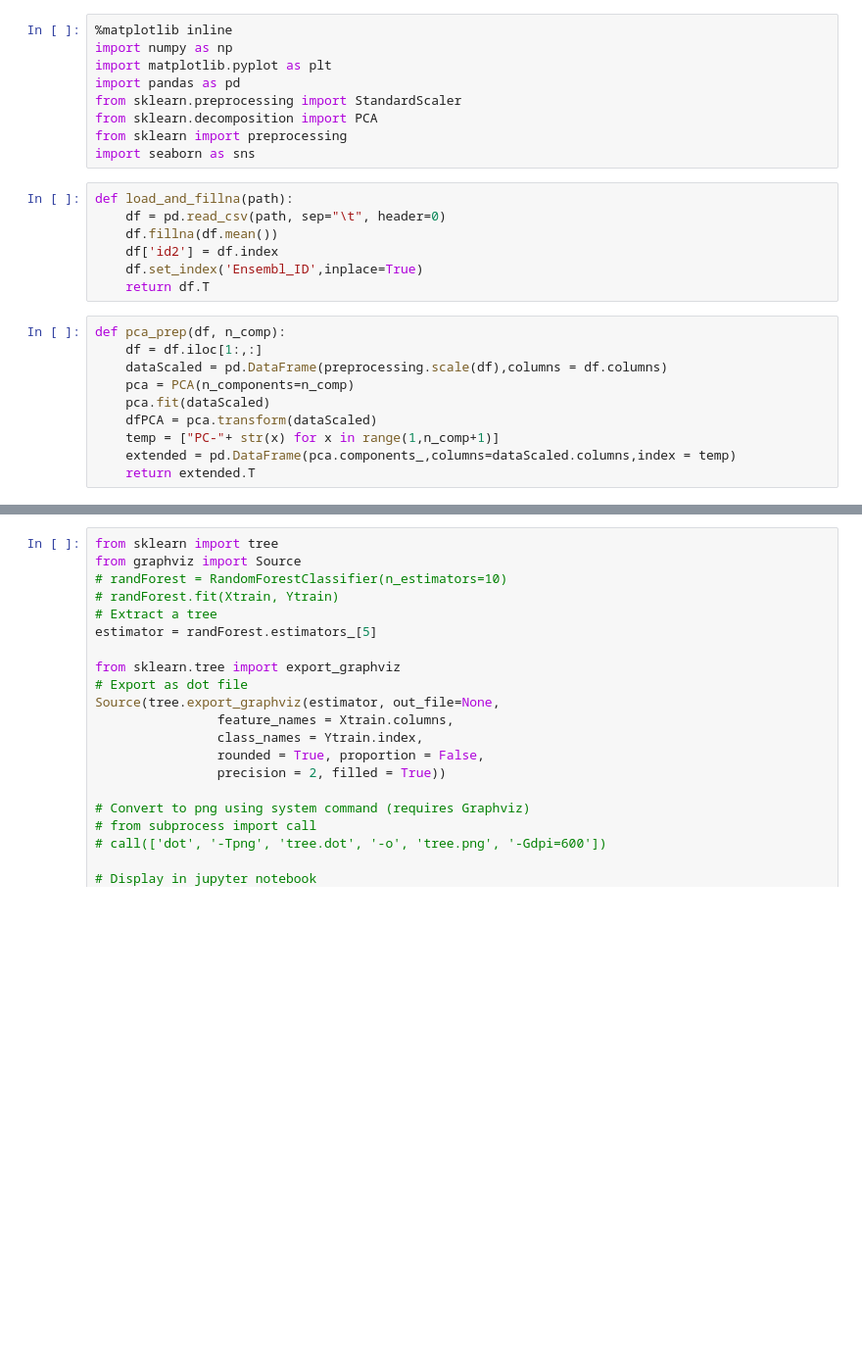
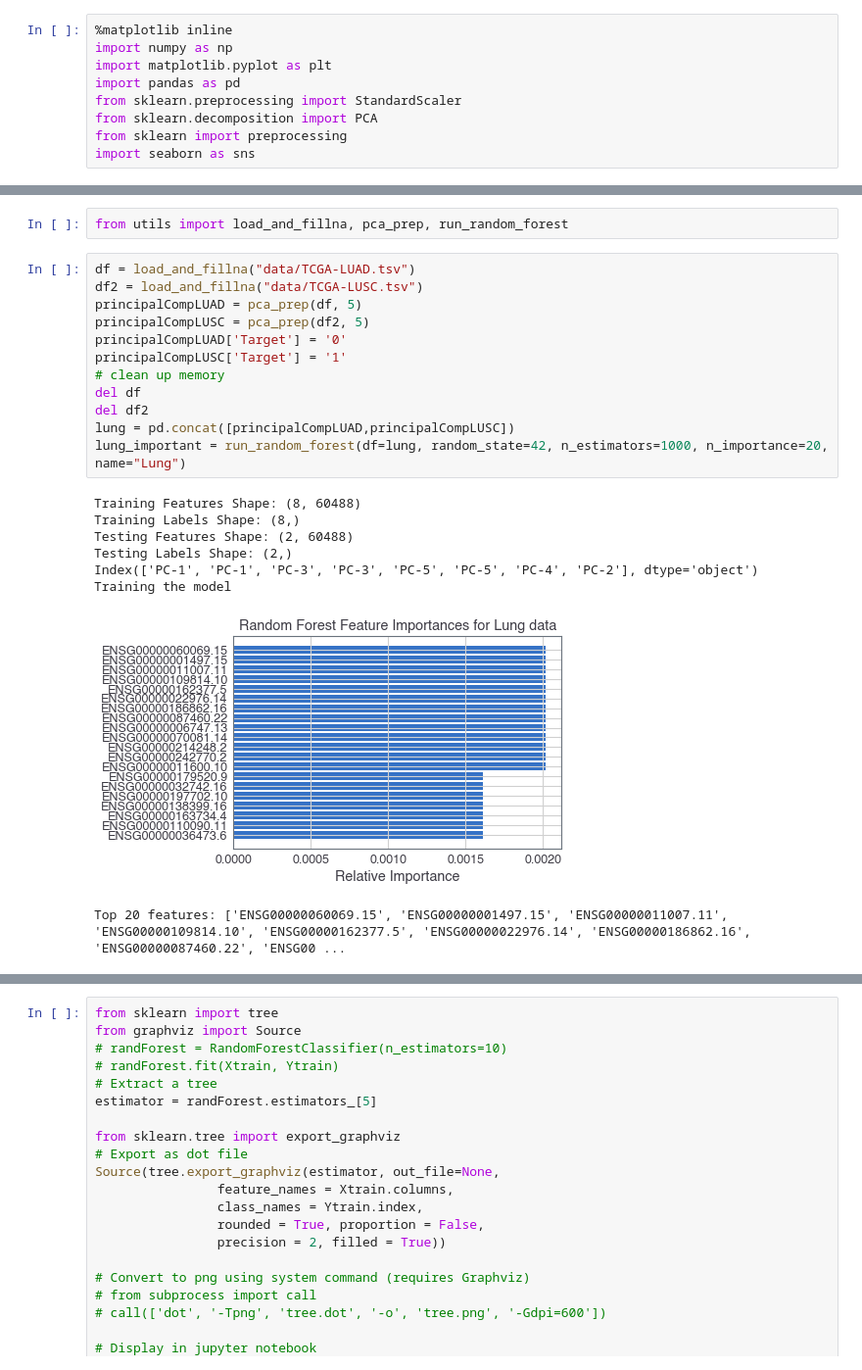
Before and after one commit to estherb-s/CompBio-1, a Jupyter notebook: RandForest-LUNG.ipynb, the cells around one changed output, grey strips where cells are left out. Shown at 98% size. Drawn from its saved outputs; the diff is of its cells as text; blank space fills up the shorter version.

Commit message:
incorporated utils to notebook for exploration

```diff
--- a/RandForest-LUNG.ipynb
+++ b/RandForest-LUNG.ipynb
@@ -7,20 +7,3 @@ from sklearn.preprocessing import StandardScaler
 from sklearn.decomposition import PCA
 from sklearn import preprocessing
 import seaborn as sns
-# %%
-def load_and_fillna(path):
-    df = pd.read_csv(path, sep="\t", header=0)
-    df.fillna(df.mean())
-    df['id2'] = df.index
-    df.set_index('Ensembl_ID',inplace=True)
-    return df.T
-# %%
-def pca_prep(df, n_comp):
-    df = df.iloc[1:,:]
-    dataScaled = pd.DataFrame(preprocessing.scale(df),columns = df.columns)
-    pca = PCA(n_components=n_comp)
-    pca.fit(dataScaled)
-    dfPCA = pca.transform(dataScaled)
-    temp = ["PC-"+ str(x) for x in range(1,n_comp+1)]
-    extended = pd.DataFrame(pca.components_,columns=dataScaled.columns,index = temp)
-    return extended.T
@@ -143,0 +10,23 @@ RandomForestClassifier(bootstrap=True, class_weight=None, criterion='gini',
+# %%
+from utils import load_and_fillna, pca_prep, run_random_forest
+# %%
+df = load_and_fillna("data/TCGA-LUAD.tsv")
+df2 = load_and_fillna("data/TCGA-LUSC.tsv")
+principalCompLUAD = pca_prep(df, 5)
+principalCompLUSC = pca_prep(df2, 5)
+principalCompLUAD['Target'] = '0'
+principalCompLUSC['Target'] = '1'
+# clean up memory
+del df
+del df2
+lung = pd.concat([principalCompLUAD,principalCompLUSC])
+lung_important = run_random_forest(df=lung, random_state=42, n_estimators=1000, n_importance=20, name="Lung")
+# %% [output]
+Training Features Shape: (8, 60488)
+Training Labels Shape: (8,)
+Testing Features Shape: (2, 60488)
+Testing Labels Shape: (2,)
+Index(['PC-1', 'PC-1', 'PC-3', 'PC-3', 'PC-5', 'PC-5', 'PC-4', 'PC-2'], dtype='object')
+Training the model
+[figure, added]
+Top 20 features: ['ENSG00000060069.15', 'ENSG00000001497.15', 'ENSG00000011007.11', 'ENSG00000109814.10', 'ENSG00000162377.5', 'ENSG00000022976.14', 'ENSG00000186862.16', 'ENSG00000087460.22', 'ENSG00 ...
```
Also changed, not shown: parts of 20 cells of this notebook.
